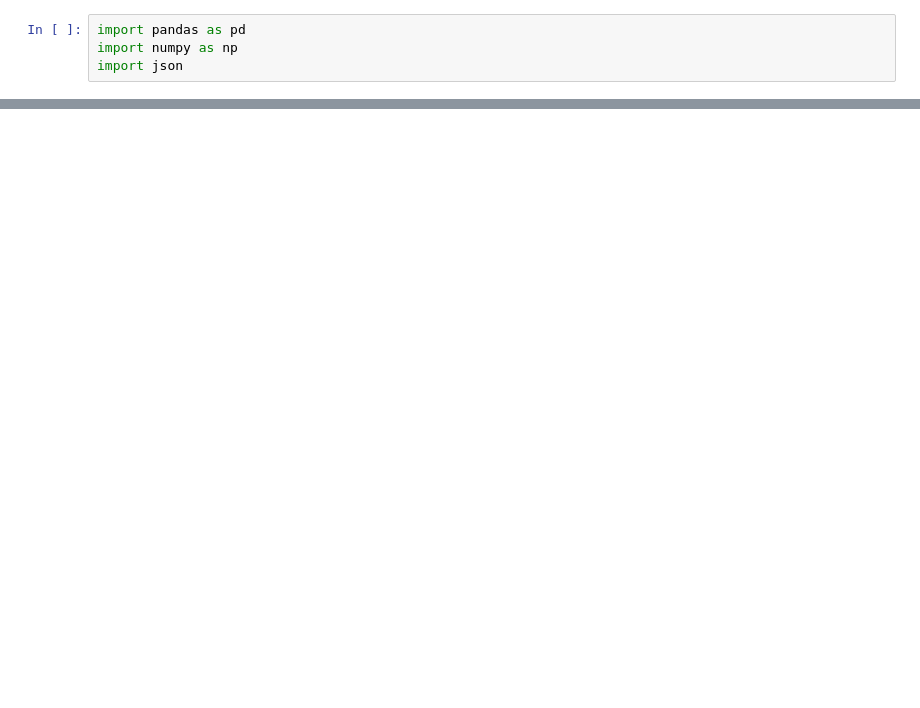
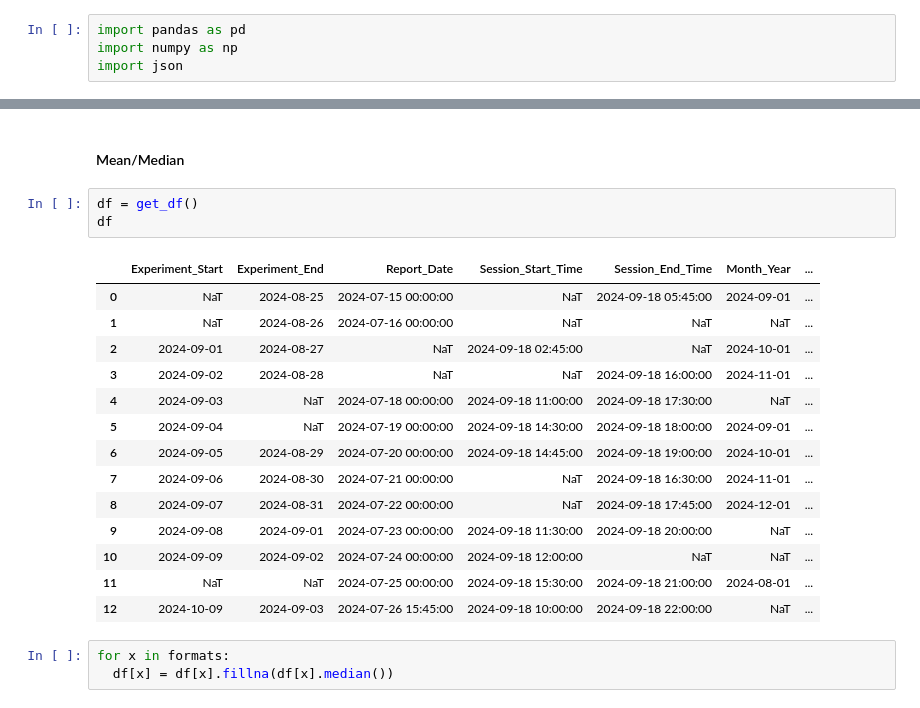
Before and after one commit to itsayushthada/ML-Overview-2024, a Jupyter notebook: Pandas/02_Handling_Date_Time_Data.ipynb, the cells around one changed output, grey strips where cells are left out. Drawn from its saved outputs; the diff is of its cells as text; blank space fills up the shorter version.

```diff
--- a/Pandas/02_Handling_Date_Time_Data.ipynb
+++ b/Pandas/02_Handling_Date_Time_Data.ipynb
@@ -53,0 +156,23 @@ dtype: object
+# %% [markdown]
+#### Mean/Median
+# %%
+df = get_df()
+df
+# %% [output]
+|  | Experiment_Start | Experiment_End | Report_Date | Session_Start_Time | Session_End_Time | Month_Year | ... |
+| 0 | NaT | 2024-08-25 | 2024-07-15 00:00:00 | NaT | 2024-09-18 05:45:00 | 2024-09-01 | ... |
+| 1 | NaT | 2024-08-26 | 2024-07-16 00:00:00 | NaT | NaT | NaT | ... |
+| 2 | 2024-09-01 | 2024-08-27 | NaT | 2024-09-18 02:45:00 | NaT | 2024-10-01 | ... |
+| 3 | 2024-09-02 | 2024-08-28 | NaT | NaT | 2024-09-18 16:00:00 | 2024-11-01 | ... |
+| 4 | 2024-09-03 | NaT | 2024-07-18 00:00:00 | 2024-09-18 11:00:00 | 2024-09-18 17:30:00 | NaT | ... |
+| 5 | 2024-09-04 | NaT | 2024-07-19 00:00:00 | 2024-09-18 14:30:00 | 2024-09-18 18:00:00 | 2024-09-01 | ... |
+| 6 | 2024-09-05 | 2024-08-29 | 2024-07-20 00:00:00 | 2024-09-18 14:45:00 | 2024-09-18 19:00:00 | 2024-10-01 | ... |
+| 7 | 2024-09-06 | 2024-08-30 | 2024-07-21 00:00:00 | NaT | 2024-09-18 16:30:00 | 2024-11-01 | ... |
+| 8 | 2024-09-07 | 2024-08-31 | 2024-07-22 00:00:00 | NaT | 2024-09-18 17:45:00 | 2024-12-01 | ... |
+| 9 | 2024-09-08 | 2024-09-01 | 2024-07-23 00:00:00 | 2024-09-18 11:30:00 | 2024-09-18 20:00:00 | NaT | ... |
+| 10 | 2024-09-09 | 2024-09-02 | 2024-07-24 00:00:00 | 2024-09-18 12:00:00 | NaT | NaT | ... |
+| 11 | NaT | NaT | 2024-07-25 00:00:00 | 2024-09-18 15:30:00 | 2024-09-18 21:00:00 | 2024-08-01 | ... |
+| 12 | 2024-10-09 | 2024-09-03 | 2024-07-26 15:45:00 | 2024-09-18 10:00:00 | 2024-09-18 22:00:00 | NaT | ... |
+# %%
+for x in formats:
+  df[x] = df[x].fillna(df[x].median())
```
Also changed, not shown: parts of 22 cells of this notebook.
